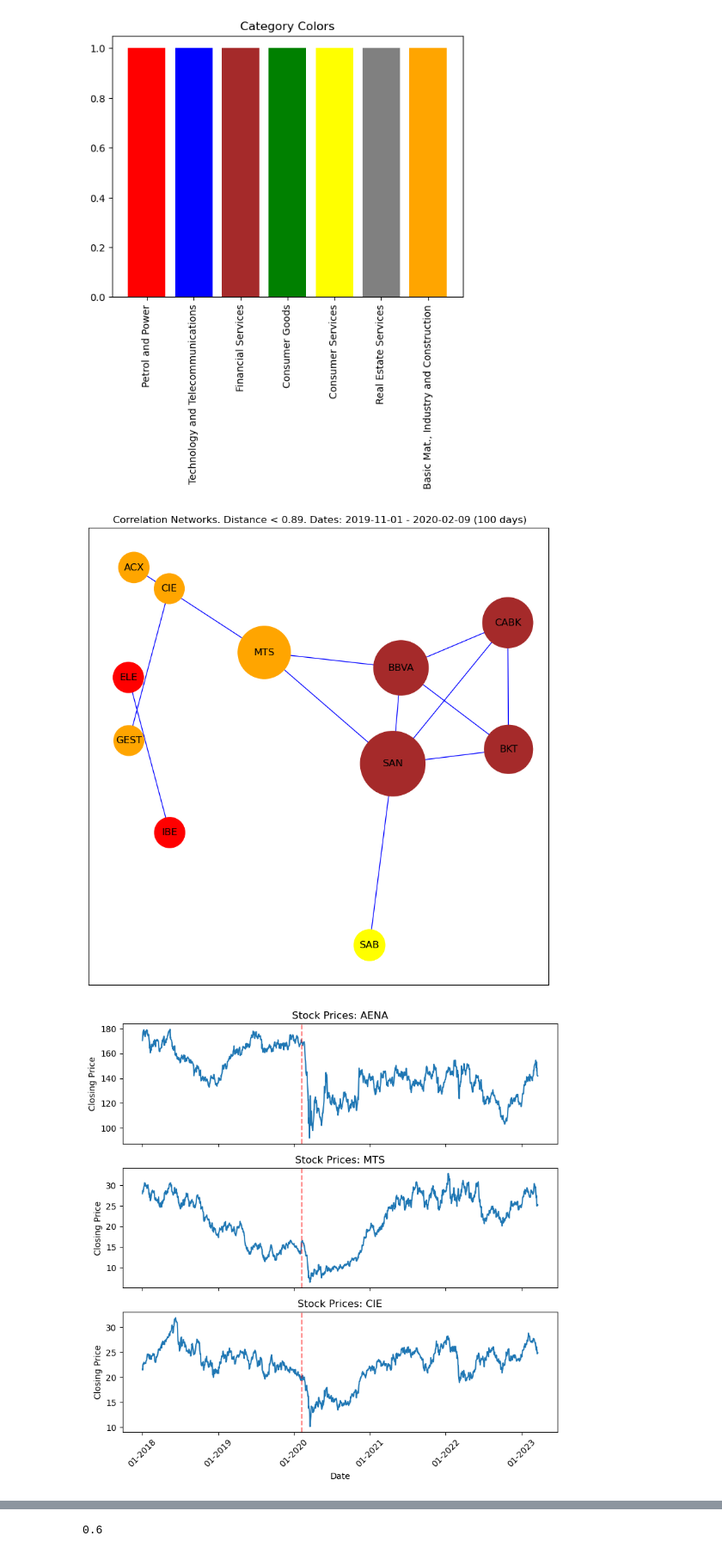
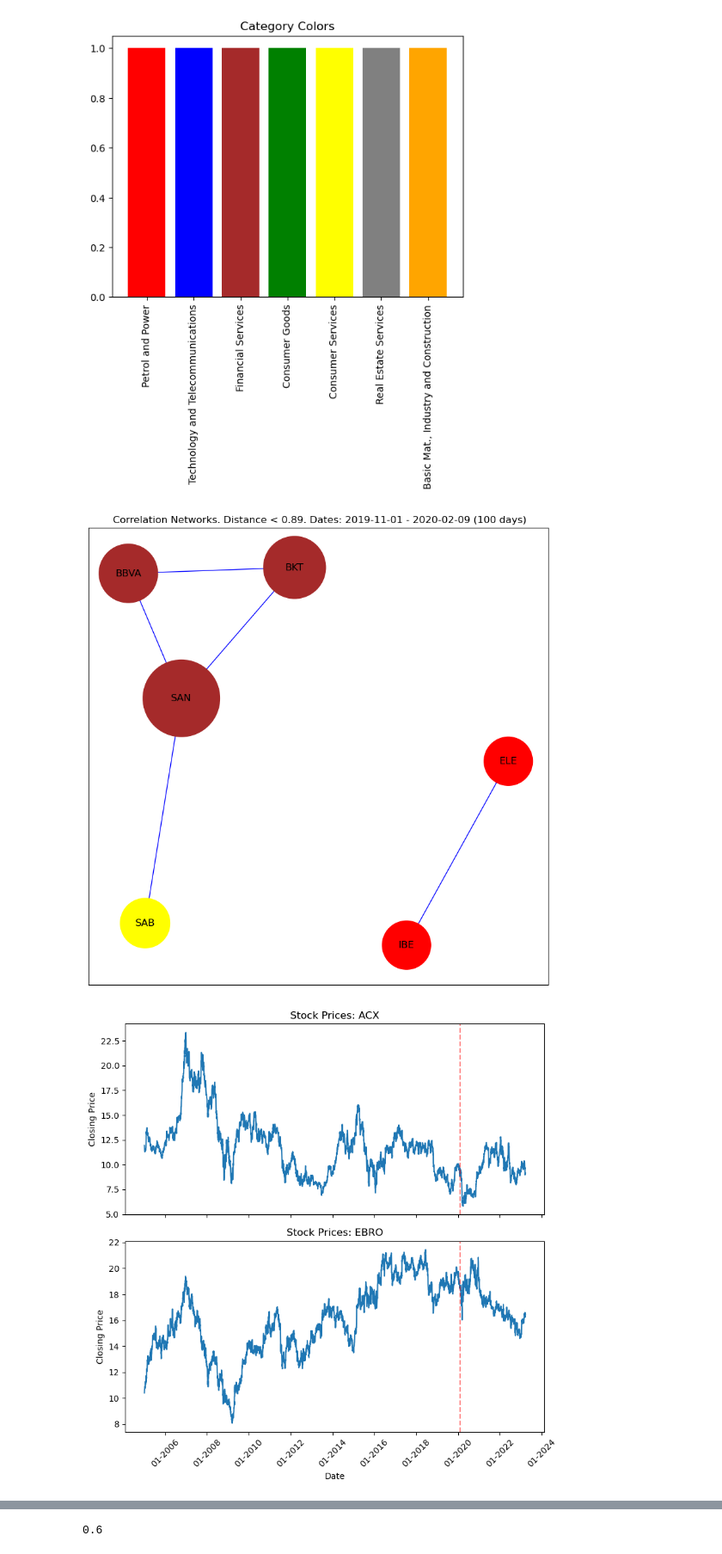
Before and after one commit to victoralcarazlopez/TDA_Stocks_Spain, a Jupyter notebook: Grafos.ipynb, the cells around one changed output, grey strips where cells are left out. Shown at 86% size. Drawn from its saved outputs; the diff is of its cells as text; code cells hidden in the pictures.

```diff
--- a/Grafos.ipynb
+++ b/Grafos.ipynb
@@ -19,7 +14,7 @@ warnings.filterwarnings('ignore')
 path=''
 # %%
 #reads the csv
-stocks_spain = pd.read_excel(f'{path}data/stocks_spain.xlsx')
+stocks_spain = pd.read_excel(f'{path}data/stocks_spain_2000.xlsx')
 stocks_spain.drop(columns=stocks_spain.columns[0], axis=1, inplace=True)
-stocks_spain.head()
+stocks_spain
 # %% [output]
@@ -33,22 +34,22 @@ stocks_spain.head()
 # %% [markdown]
 Seleccionar una fecha sobre la que hacer análisis (borraremos los datos posteriores a esa fecha)
 # %%
-#Crahs inicio covid: '2020-02-09'
+def DateFilter (time, finish_date_str, show=False):
+    # convert date column to datetime format
+    stocks_spain['Date'] = pd.to_datetime(stocks_spain['Date'])
 
-time = 100
+    if type(finish_date_str) == str:
+        finish_date = datetime.strptime(finish_date_str, '%Y-%m-%d')
+    else:
+        finish_date = finish_date_str
 
-# convert date column to datetime format
-stocks_spain['Date'] = pd.to_datetime(stocks_spain['Date'])
+    start_date = finish_date - timedelta(days=time)
+    # filter the dataframe to keep rows before and after the filter date
+    stocks_filter = stocks_spain[(stocks_spain['Date'] <= finish_date) & (stocks_spain['Date'] >= start_date)]
 
-finish_date_str = '2020-02-09'
-finish_date = datetime.strptime(finish_date_str, '%Y-%m-%d')
-start_date = finish_date - timedelta(days=time)
+    # print the resulting dataframe
+    if show==True:
+        print(f'Start date: {start_date}')
+        print(f'Finish date: {finish_date}')
 
-# filter the dataframe to keep rows before and after the filter date
-stocks_filter = stocks_spain[(stocks_spain['Date'] <= finish_date) & (stocks_spain['Date'] >= start_date)]
-
-
-# print the resulting dataframe
-print(f'Start date: {start_date}')
-print(f'Finish date: {finish_date}')
-print(stocks_filter)
+    return stocks_filter, start_date, finish_date
@@ -72,0 +56,5 @@ Finish date: 2020-02-09 00:00:00
+# %%
+#Crahs inicio covid: '2020-02-09'
+
+stocks_filter, start_date, finish_date = DateFilter (time=100, finish_date_str = '2020-02-09')
+print(stocks_filter)
@@ -302,7 +289,7 @@ nx.draw_networkx_labels(G_positive, pos)
 plt.title(f" Correlation Networks. Distance < {round(max_distance,2)}. Dates: {str(start_date)[:-9]} - {str(finish_date)[:-9]} ({time} days)")
 plt.show()
 # %% [output]
-[figure, old version]
+[figure, new version]
 # %%
 import datetime as dt
 import matplotlib.pyplot as plt
@@ -312,7 +299,7 @@ red_line_date = finish_date
 
 # Plotting the 3 companies with more correlation
 #companies = ['SAN', 'BBVA', 'CABK']
-companies = ['AENA', 'MTS', 'CIE']
+companies = ['ACX', 'EBRO']
 dates = stocks_spain['Date']
 
 # create a figure with subplots for each company
@@ -320,31 +307,31 @@ fig, axs = plt.subplots(nrows=len(companies), ncols=1, figsize=(8, 8), sharex=Tr
 
 # iterate over the companies and create a subplot for each one
 for i, company in enumerate(companies):
     # select the prices for the current company
     prices = stocks_spain[company]
 
     # plot the prices on the current subplot
     axs[i].plot(dates, prices)
 
     # set the x-axis tick labels and rotation
     axs[i].xaxis.set_major_locator(date_locator)
     axs[i].xaxis.set_major_formatter(date_formatter)
     axs[i].xaxis.set_tick_params(rotation=45)
 
     # plot the vertical red line at the specified date
     axs[i].axvline(x=red_line_date, color='r', linestyle='--', alpha=0.5)
 
     # set the subplot title and axis labels
     axs[i].set_title(f'Stock Prices: {company}')
     axs[i].set_ylabel('Closing Price')
 
 # set the x-axis label on the bottom subplot
 axs[-1].set_xlabel('Date')
 
 # adjust the subplots to prevent overlapping labels
 fig.tight_layout()
 
 # show the plot
 plt.show()
 # %% [output]
-[figure, old version]
+[figure, new version]
```
Also changed, not shown: parts of 24 cells of this notebook, 4 other files.
